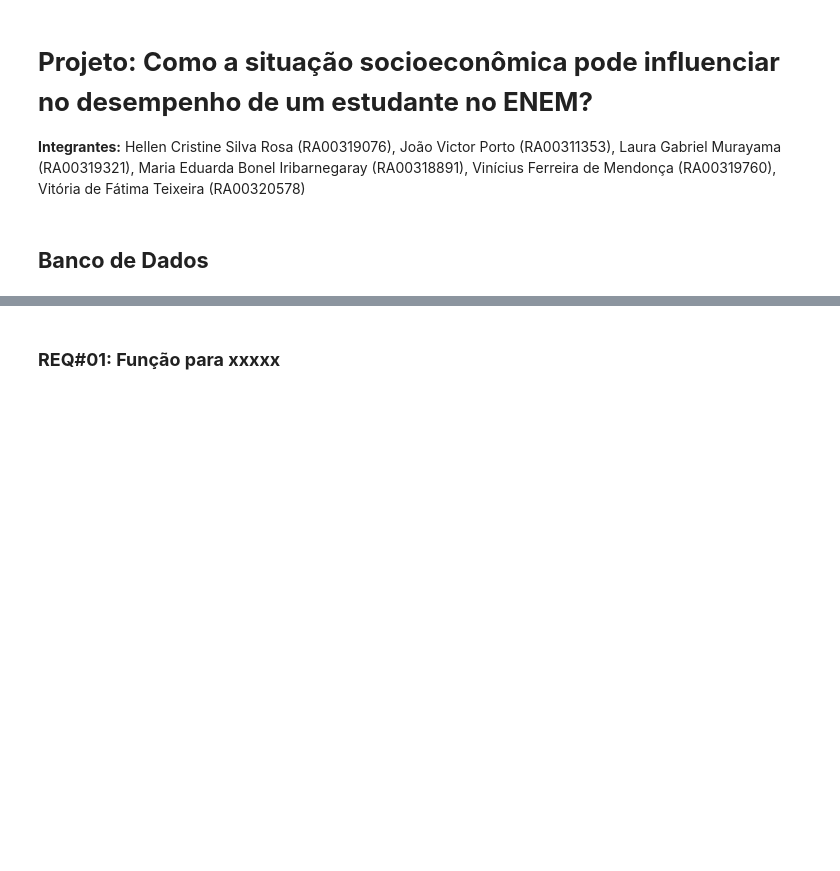
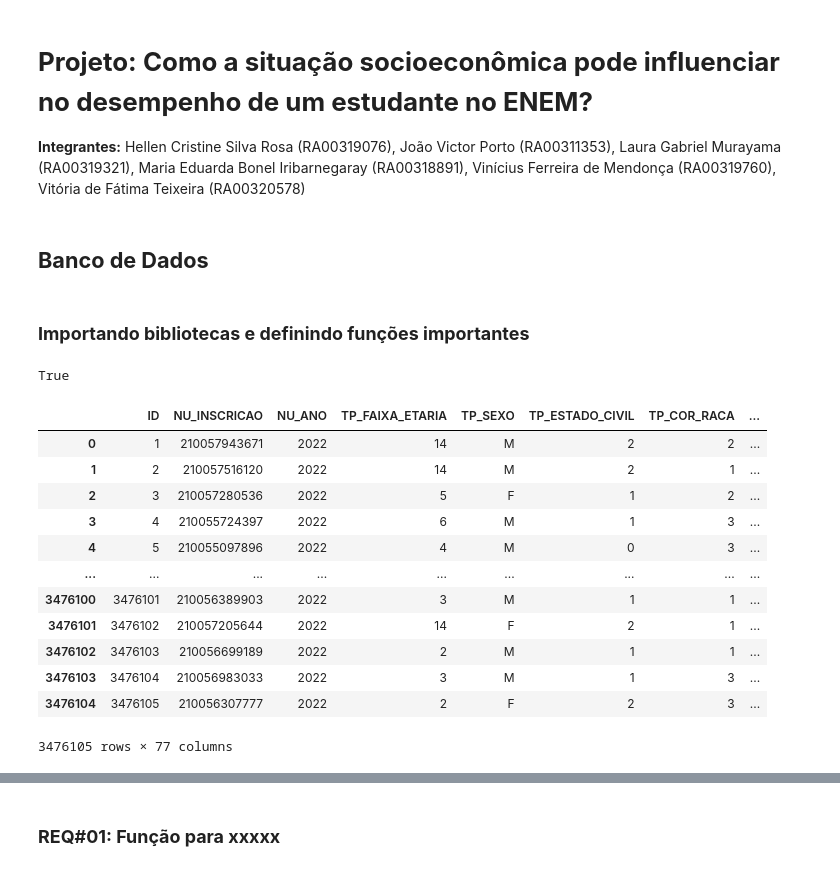
Before and after one commit to jv-porto/projeto-analise-habitos-estudo-enem, a Jupyter notebook: projeto.ipynb, the cells around one changed output, grey strips where cells are left out. Drawn from its saved outputs; the diff is of its cells as text; code cells hidden in the pictures; blank space fills up the shorter version.

```diff
--- a/projeto.ipynb
+++ b/projeto.ipynb
@@ -4,3 +4,16 @@
 **Integrantes:** Hellen Cristine Silva Rosa (RA00319076), João Victor Porto (RA00311353), Laura Gabriel Murayama (RA00319321), Maria Eduarda Bonel Iribarnegaray (RA00318891), Vinícius Ferreira de Mendonça (RA00319760), Vitória de Fátima Teixeira (RA00320578)
 # %% [markdown]
 ## **Banco de Dados**
+# %% [markdown]
+### **Importando bibliotecas e definindo funções importantes**
+# %%
+# importing libraries
+import os
+import psycopg2
+import pandas as pd
+
+# loading environment variables
+from dotenv import load_dotenv
+load_dotenv()
+# %% [output]
+True
@@ -6,0 +55,16 @@
+# %%
+microdados_df
+# %% [output]
+|  | ID | NU_INSCRICAO | NU_ANO | TP_FAIXA_ETARIA | TP_SEXO | TP_ESTADO_CIVIL | TP_COR_RACA | ... |
+| 0 | 1 | 210057943671 | 2022 | 14 | M | 2 | 2 | ... |
+| 1 | 2 | 210057516120 | 2022 | 14 | M | 2 | 1 | ... |
+| 2 | 3 | 210057280536 | 2022 | 5 | F | 1 | 2 | ... |
+| 3 | 4 | 210055724397 | 2022 | 6 | M | 1 | 3 | ... |
+| 4 | 5 | 210055097896 | 2022 | 4 | M | 0 | 3 | ... |
+| ... | ... | ... | ... | ... | ... | ... | ... | ... |
+| 3476100 | 3476101 | 210056389903 | 2022 | 3 | M | 1 | 1 | ... |
+| 3476101 | 3476102 | 210057205644 | 2022 | 14 | F | 2 | 1 | ... |
+| 3476102 | 3476103 | 210056699189 | 2022 | 2 | M | 1 | 1 | ... |
+| 3476103 | 3476104 | 210056983033 | 2022 | 3 | M | 1 | 3 | ... |
+| 3476104 | 3476105 | 210056307777 | 2022 | 2 | F | 2 | 3 | ... |
+3476105 rows × 77 columns
```
Also changed, not shown: parts of 7 cells of this notebook, 1 other file.
